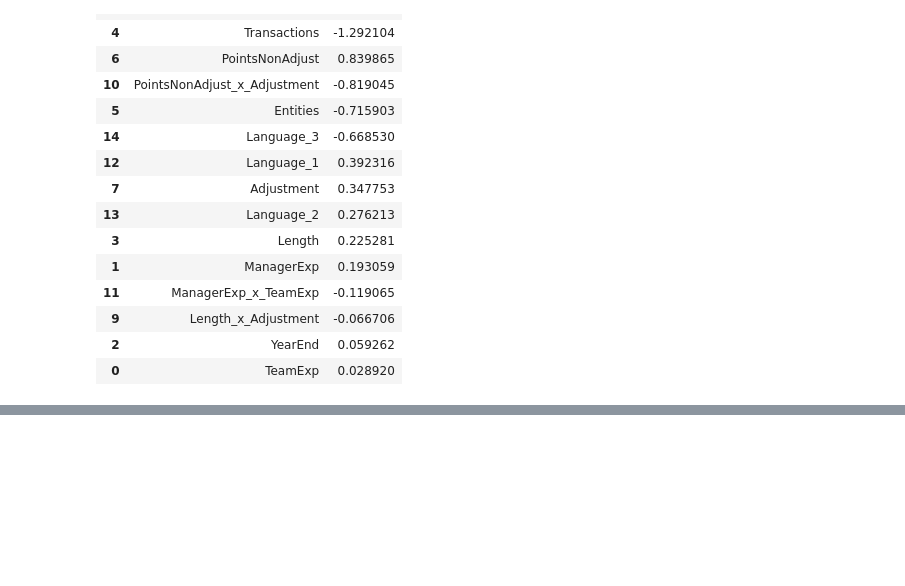
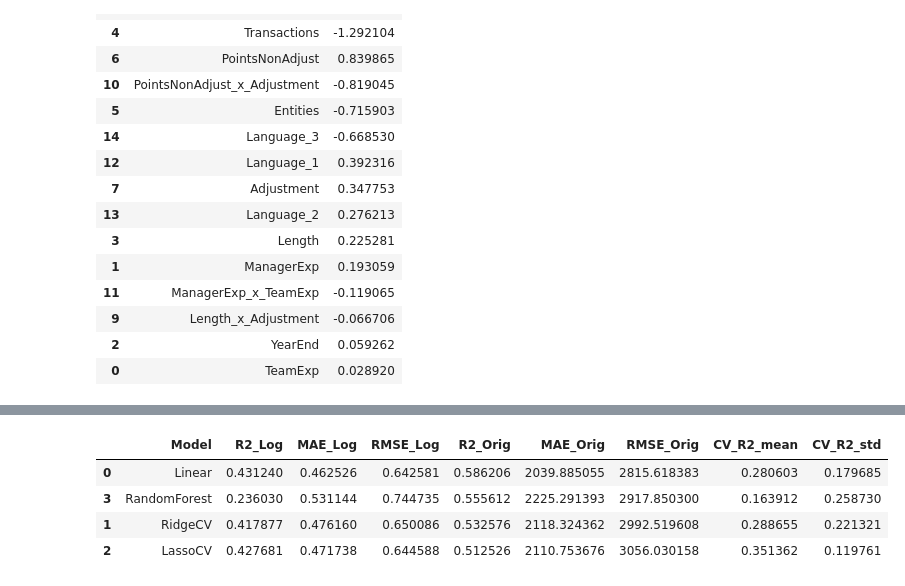
Before and after one commit to Shahbazi-Amir/SmartDevTime, a Jupyter notebook: smartdevtime_project_2.ipynb, the cells around one changed output, grey strips where cells are left out. Cells and saved outputs as stored; diff of their text form; code cells hidden in the pictures; blank space fills up the shorter version.

```diff
--- a/smartdevtime_project_2.ipynb
+++ b/smartdevtime_project_2.ipynb
@@ -1048,0 +1200,85 @@ Standardized coefficients (sorted by absolute value):
+# %%
+# Step: Modeling with extended features (16 total)
+# ------------------------------------------------
+import numpy as np
+import pandas as pd
+from sklearn.model_selection import train_test_split, KFold, cross_val_score
+from sklearn.preprocessing import StandardScaler, OneHotEncoder
+from sklearn.compose import ColumnTransformer
+from sklearn.pipeline import Pipeline
+from sklearn.linear_model import LinearRegression, RidgeCV, LassoCV
+from sklearn.ensemble import RandomForestRegressor
+from sklearn.metrics import r2_score, mean_absolute_error, mean_squared_error
+
+# 0) Base data
+dfm = df_fe.copy()   # df_fe = dataframe with engineered features
+y_log = dfm["LogEffort"].to_numpy() if "LogEffort" in dfm.columns else np.log(dfm["Effort"].to_numpy())
+X = dfm[feature_cols_extended].copy()
+
+# 1) Fresh split
+X_train, X_test, y_train_log, y_test_log = train_test_split(
+    X, y_log, test_size=0.2, random_state=42
+)
+
+# 2) Columns by type
+num = [c for c in feature_cols_extended if c != "Language"]
+cat = ["Language"]
+
+# 3) Preprocessors
+pre_linear = ColumnTransformer([
+    ("num", StandardScaler(), num),
+    ("cat", OneHotEncoder(drop="if_binary", handle_unknown="ignore"), cat),
+])
+
+pre_rf = ColumnTransformer([
+    ("num", "passthrough", num),
+    ("cat", OneHotEncoder(drop="if_binary", handle_unknown="ignore"), cat),
+])
+
+# 4) Models
+models = {
+    "Linear": Pipeline([("pre", pre_linear), ("model", LinearRegression())]),
+    "RidgeCV": Pipeline([("pre", pre_linear), ("model", RidgeCV(alphas=np.logspace(-4,3,50), cv=5))]),
+    "LassoCV": Pipeline([("pre", pre_linear), ("model", LassoCV(alphas=np.logspace(-4,2,60), cv=5,
+                                                               random_state=42, max_iter=10000, tol=1e-4))]),
+    "RandomForest": Pipeline([("pre", pre_rf), ("model", RandomForestRegressor(
+        n_estimators=500, random_state=42, n_jobs=-1, max_depth=None
+    ))]),
+}
+
+# 5) Evaluation loop
+results = []
+for name, pipe in models.items():
+    pipe.fit(X_train, y_train_log)
+    y_pred_log = pipe.predict(X_test)
+
+    # Log scale metrics
+    r2_l  = r2_score(y_test_log, y_pred_log)
+    mae_l = mean_absolute_error(y_test_log, y_pred_log)
+    rmse_l = np.sqrt(mean_squared_error(y_test_log, y_pred_log))
+
+    # Original Effort scale
+    y_test = np.exp(y_test_log); y_pred = np.exp(y_pred_log)
+    r2_o  = r2_score(y_test, y_pred)
+    mae_o = mean_absolute_error(y_test, y_pred)
+    rmse_o = np.sqrt(mean_squared_error(y_test, y_pred))
+
+    # CV on train (log-scale R2)
+    cv = KFold(n_splits=5, shuffle=True, random_state=42)
+    cv_scores = cross_val_score(pipe, X_train, y_train_log, cv=cv, scoring="r2")
+
+    results.append([name, r2_l, mae_l, rmse_l, r2_o, mae_o, rmse_o, cv_scores.mean(), cv_scores.std()])
+
+res_ext = pd.DataFrame(results, columns=[
+    "Model","R2_Log","MAE_Log","RMSE_Log",
+    "R2_Orig","MAE_Orig","RMSE_Orig",
+    "CV_R2_mean","CV_R2_std"
+]).sort_values("R2_Orig", ascending=False)
+
+res_ext
+# %% [output]
+|  | Model | R2_Log | MAE_Log | RMSE_Log | R2_Orig | MAE_Orig | RMSE_Orig | CV_R2_mean | CV_R2_std |
+| 0 | Linear | 0.431240 | 0.462526 | 0.642581 | 0.586206 | 2039.885055 | 2815.618383 | 0.280603 | 0.179685 |
+| 3 | RandomForest | 0.236030 | 0.531144 | 0.744735 | 0.555612 | 2225.291393 | 2917.850300 | 0.163912 | 0.258730 |
+| 1 | RidgeCV | 0.417877 | 0.476160 | 0.650086 | 0.532576 | 2118.324362 | 2992.519608 | 0.288655 | 0.221321 |
+| 2 | LassoCV | 0.427681 | 0.471738 | 0.644588 | 0.512526 | 2110.753676 | 3056.030158 | 0.351362 | 0.119761 |
```
Also changed, not shown: parts of 2 cells of this notebook.
